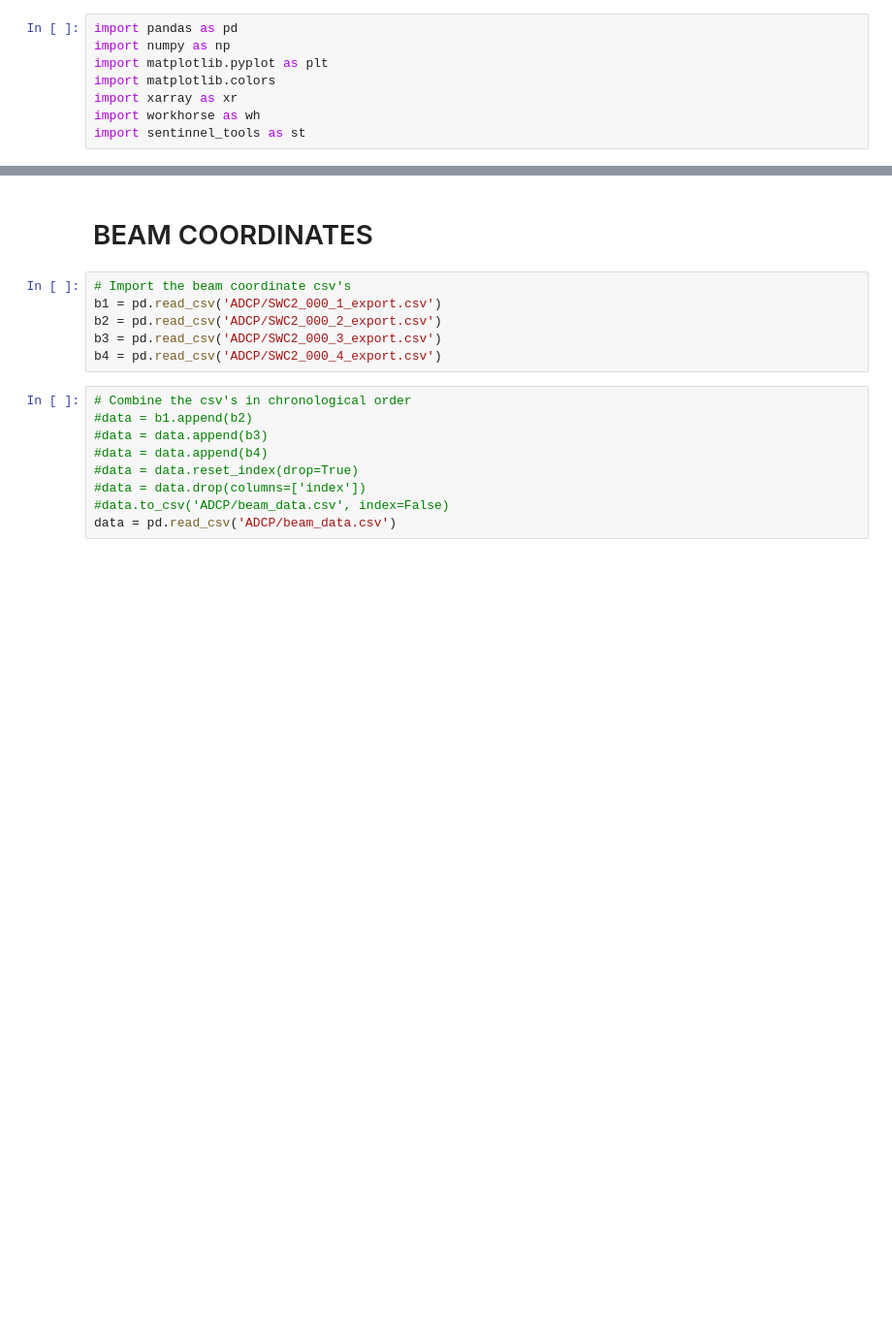
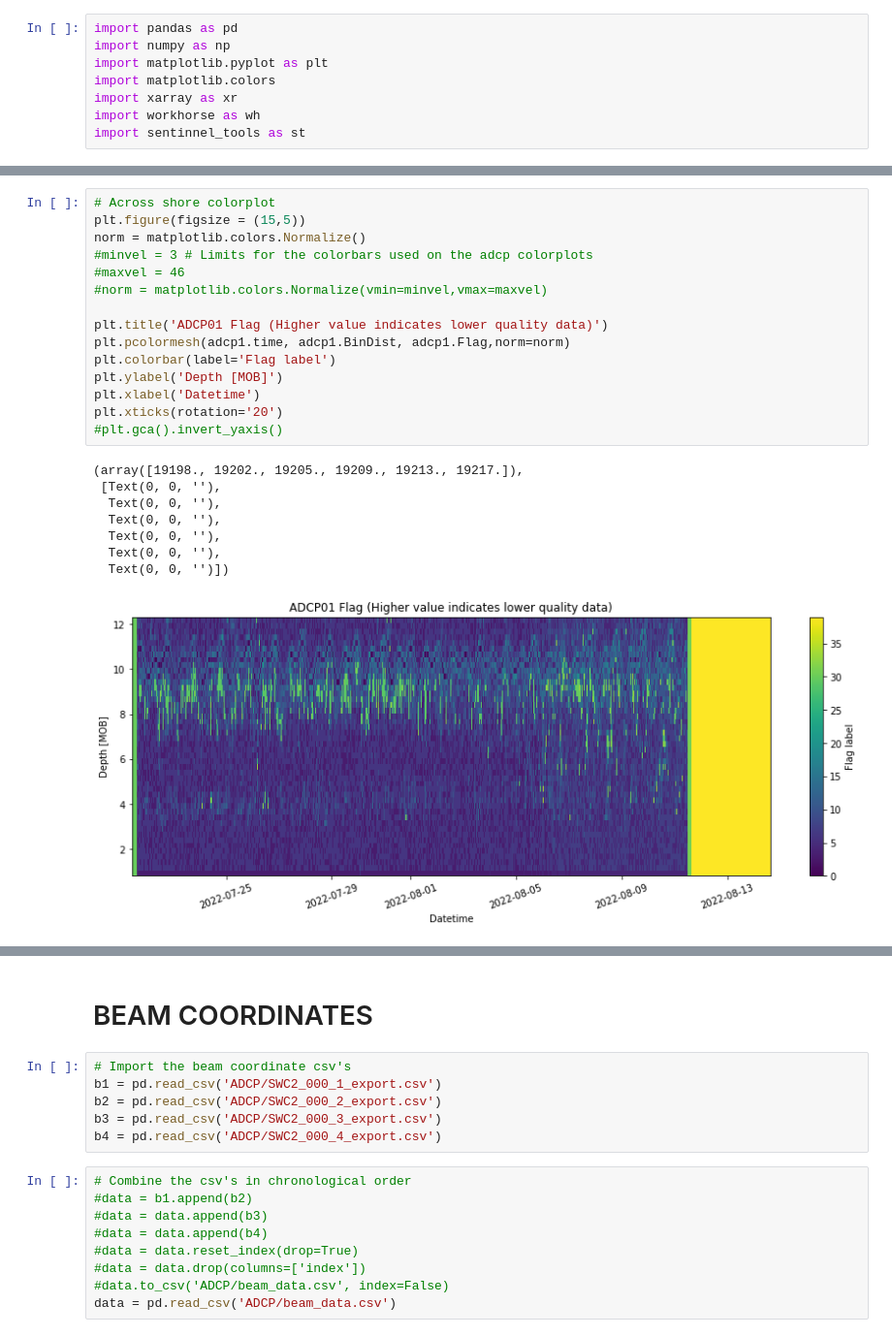
Before and after one commit to lagrady/Kelp-Forest-Hydrodynamics, a Jupyter notebook: notebooks/ADCP_data.ipynb, the cells around one changed output, grey strips where cells are left out. Shown: that part at 97% size. Cells and saved outputs as stored; diff of their text form; blank space fills up the shorter version.

```diff
--- a/notebooks/ADCP_data.ipynb
+++ b/notebooks/ADCP_data.ipynb
@@ -120,0 +60,24 @@ adcp02.to_netcdf('ADCP/adcp02.nc')
+# %%
+# Across shore colorplot
+plt.figure(figsize = (15,5))
+norm = matplotlib.colors.Normalize()
+#minvel = 3 # Limits for the colorbars used on the adcp colorplots
+#maxvel = 46
+#norm = matplotlib.colors.Normalize(vmin=minvel,vmax=maxvel)
+
+plt.title('ADCP01 Flag (Higher value indicates lower quality data)')
+plt.pcolormesh(adcp1.time, adcp1.BinDist, adcp1.Flag,norm=norm)
+plt.colorbar(label='Flag label')
+plt.ylabel('Depth [MOB]')
+plt.xlabel('Datetime')
+plt.xticks(rotation='20')
+#plt.gca().invert_yaxis()
+# %% [output]
+(array([19198., 19202., 19205., 19209., 19213., 19217.]),
+ [Text(0, 0, ''),
+  Text(0, 0, ''),
+  Text(0, 0, ''),
+  Text(0, 0, ''),
+  Text(0, 0, ''),
+  Text(0, 0, '')])
+[figure, added]
```
Also changed, not shown: parts of 13 cells of this notebook, 2 other files.
